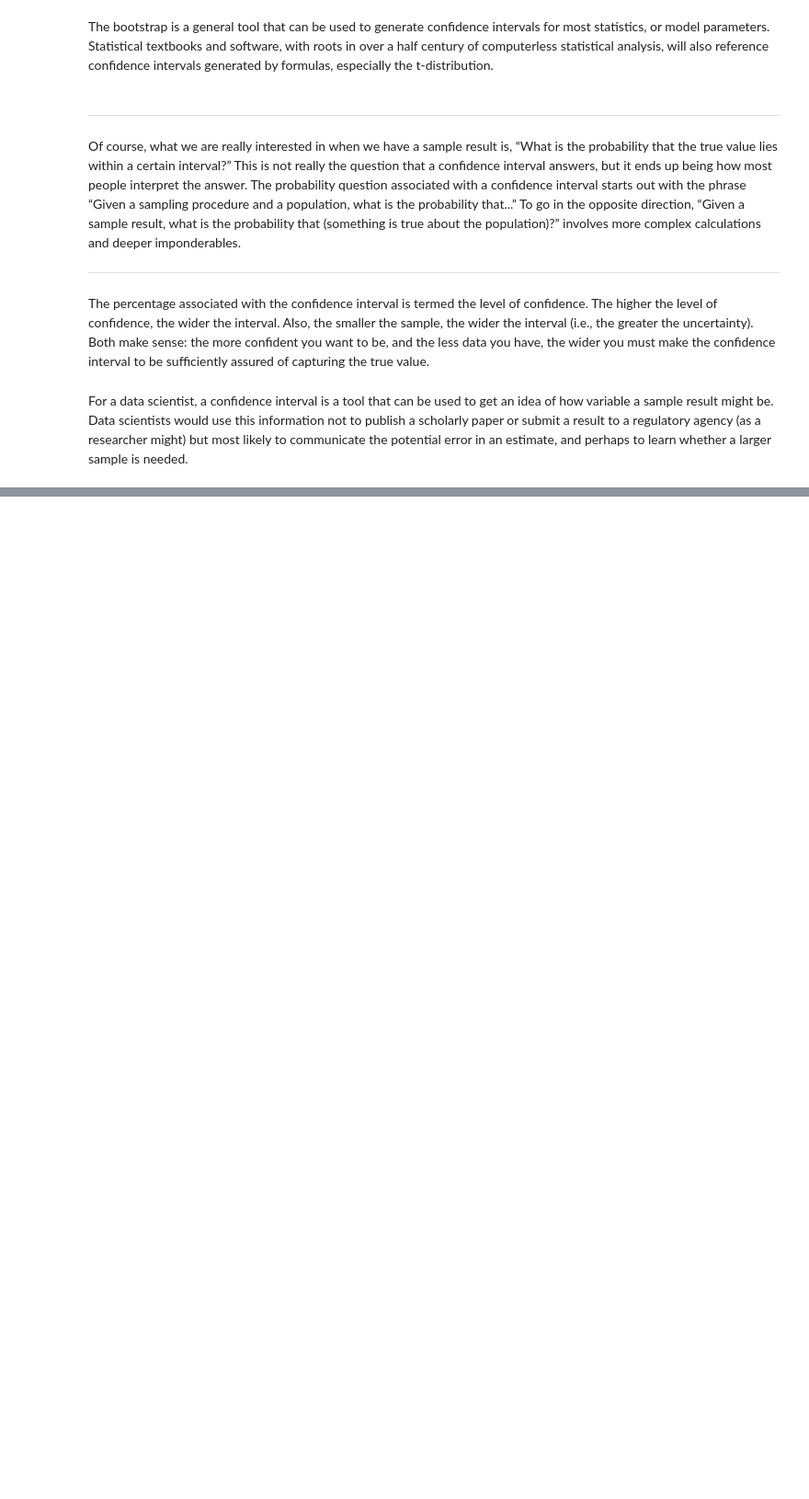
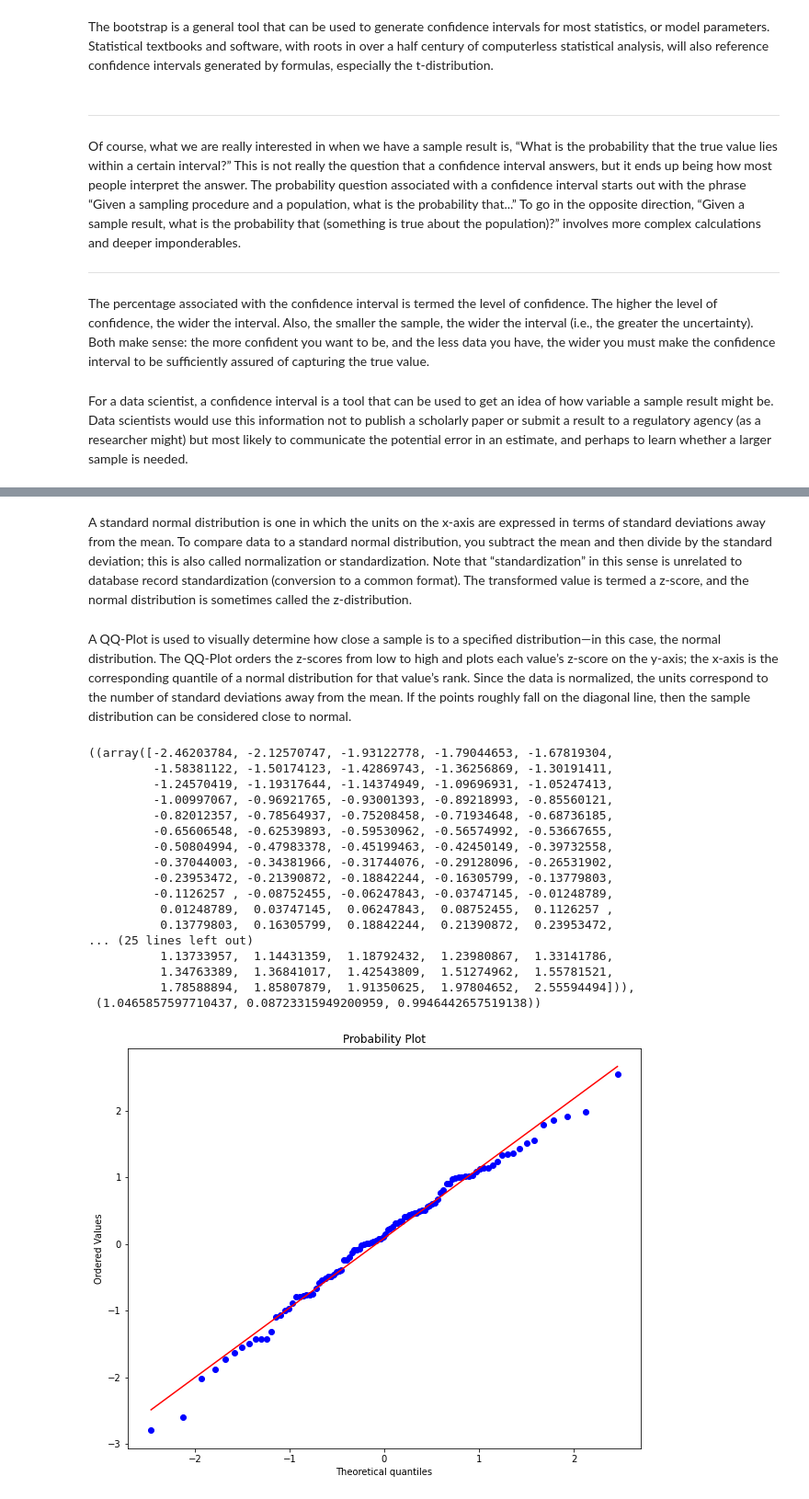
Before and after one commit to cmarsa/practicalstats4ds, a Jupyter notebook: py/02_data_sampling_dist.ipynb, the cells around one changed output, grey strips where cells are left out. Shown at 92% size. Cells and saved outputs as stored; diff of their text form; code cells hidden in the pictures; blank space fills up the shorter version.

Commit message:
Until Normal Distribution.

```diff
--- a/py/02_data_sampling_dist.ipynb
+++ b/py/02_data_sampling_dist.ipynb
@@ -531,0 +562,36 @@ perhaps to learn whether a larger sample is needed.
+# %% [markdown]
+A standard normal distribution is one in which the units on the x-axis are expressed
+in terms of standard deviations away from the mean. To compare data to a standard
+normal distribution, you subtract the mean and then divide by the standard deviation; this is also called normalization or standardization. Note that “standardization” in this sense is
+unrelated to database record standardization (conversion to a common format). The
+transformed value is termed a z-score, and the normal distribution is sometimes
+called the z-distribution.
+# %% [markdown]
+A QQ-Plot is used to visually determine how close a sample is to a specified distribution—in this case, the normal distribution. The QQ-Plot orders the z-scores from low
+to high and plots each value’s z-score on the y-axis; the x-axis is the corresponding
+quantile of a normal distribution for that value’s rank. Since the data is normalized,
+the units correspond to the number of standard deviations away from the mean. If
+the points roughly fall on the diagonal line, then the sample distribution can be considered close to normal.
+# %%
+fig, ax = plt.subplots(figsize=(10, 8))
+norm_sample = stats.norm.rvs(size=100)
+stats.probplot(norm_sample, plot=ax)
+# %% [output]
+((array([-2.46203784, -2.12570747, -1.93122778, -1.79044653, -1.67819304,
+         -1.58381122, -1.50174123, -1.42869743, -1.36256869, -1.30191411,
+         -1.24570419, -1.19317644, -1.14374949, -1.09696931, -1.05247413,
+         -1.00997067, -0.96921765, -0.93001393, -0.89218993, -0.85560121,
+         -0.82012357, -0.78564937, -0.75208458, -0.71934648, -0.68736185,
+         -0.65606548, -0.62539893, -0.59530962, -0.56574992, -0.53667655,
+         -0.50804994, -0.47983378, -0.45199463, -0.42450149, -0.39732558,
+         -0.37044003, -0.34381966, -0.31744076, -0.29128096, -0.26531902,
+         -0.23953472, -0.21390872, -0.18842244, -0.16305799, -0.13779803,
+         -0.1126257 , -0.08752455, -0.06247843, -0.03747145, -0.01248789,
+          0.01248789,  0.03747145,  0.06247843,  0.08752455,  0.1126257 ,
+          0.13779803,  0.16305799,  0.18842244,  0.21390872,  0.23953472,
+... (25 lines left out)
+          1.13733957,  1.14431359,  1.18792432,  1.23980867,  1.33141786,
+          1.34763389,  1.36841017,  1.42543809,  1.51274962,  1.55781521,
+          1.78588894,  1.85807879,  1.91350625,  1.97804652,  2.55594494])),
+ (1.0465857597710437, 0.08723315949200959, 0.9946442657519138))
+[figure, added]
```
Also changed, not shown: parts of 7 cells of this notebook.
